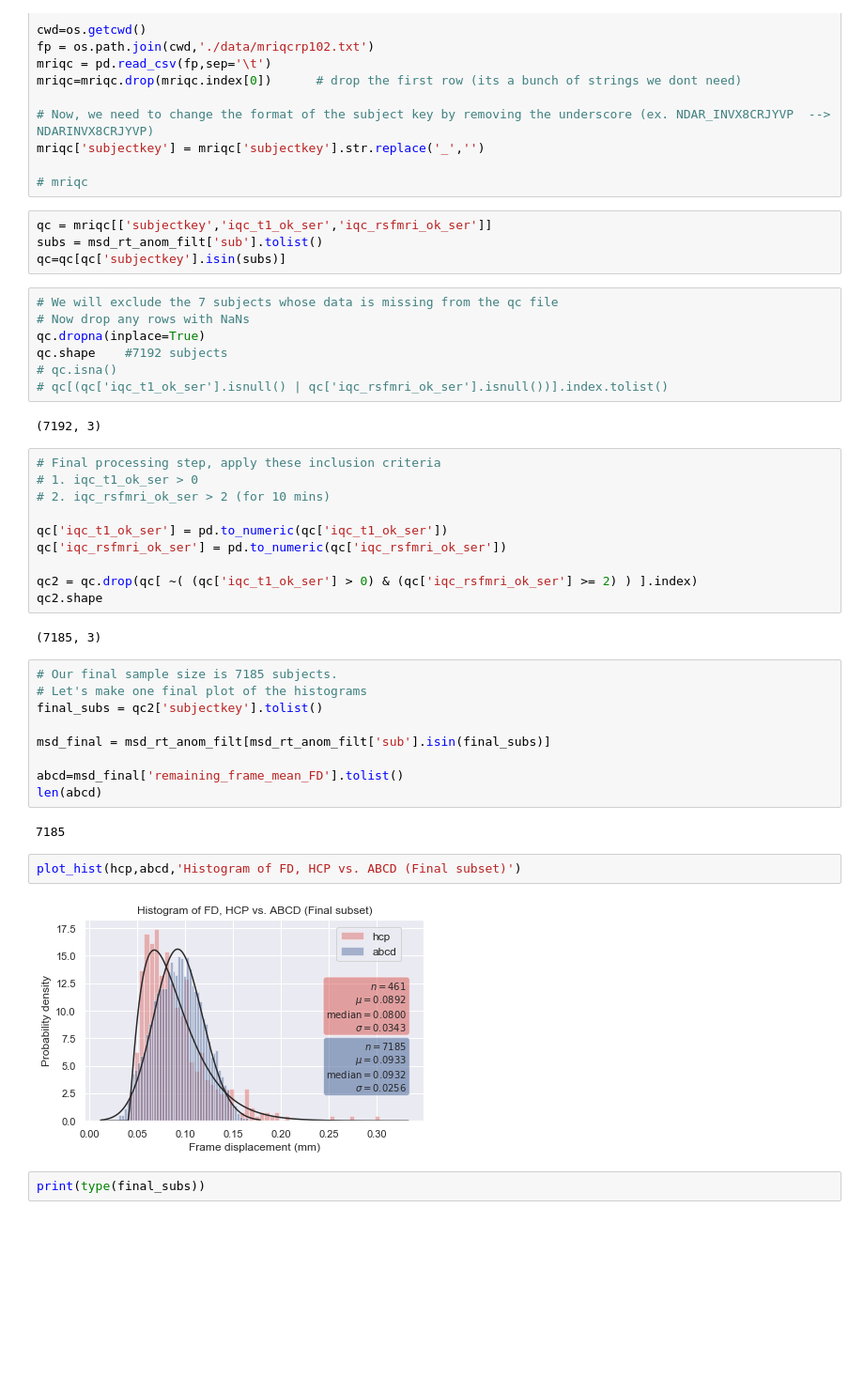
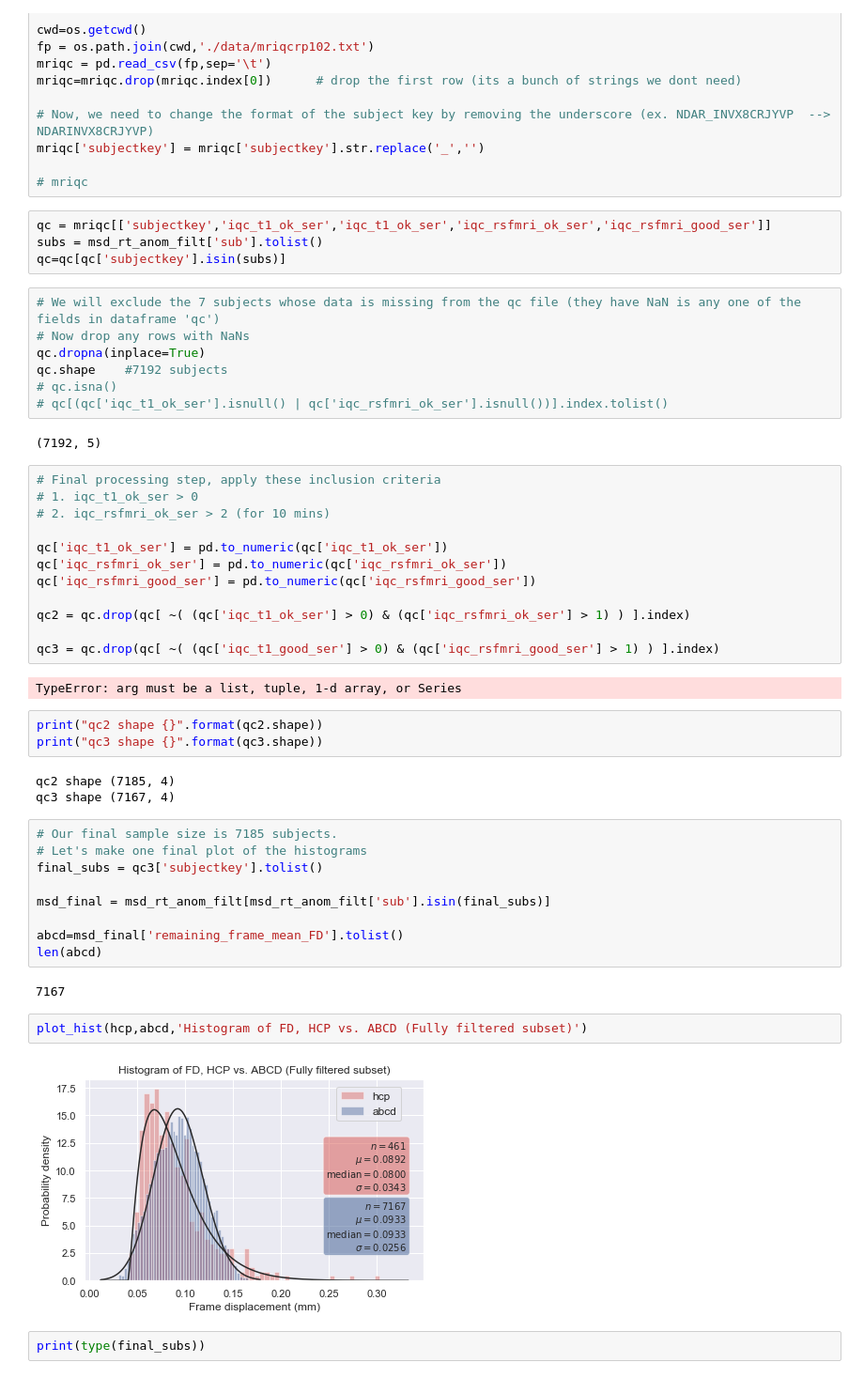
Before and after one commit to nih-fmrif/abcd_cca_replication, a Jupyter notebook: motion/hcp_abcd_motion_analysis.ipynb, the cells around one changed output. Shown at 94% size. Drawn from its saved outputs; the diff is of its cells as text; blank space fills up the shorter version.

```diff
--- a/motion/hcp_abcd_motion_analysis.ipynb
+++ b/motion/hcp_abcd_motion_analysis.ipynb
@@ -182,18 +173,18 @@ mriqc['subjectkey'] = mriqc['subjectkey'].str.replace('_','')
 
 # mriqc
 # %%
-qc = mriqc[['subjectkey','iqc_t1_ok_ser','iqc_rsfmri_ok_ser']]
+qc = mriqc[['subjectkey','iqc_t1_ok_ser','iqc_t1_ok_ser','iqc_rsfmri_ok_ser','iqc_rsfmri_good_ser']]
 subs = msd_rt_anom_filt['sub'].tolist()
 qc=qc[qc['subjectkey'].isin(subs)]
 # %%
-# We will exclude the 7 subjects whose data is missing from the qc file
+# We will exclude the 7 subjects whose data is missing from the qc file (they have NaN is any one of the fields in dataframe 'qc')
 # Now drop any rows with NaNs
 qc.dropna(inplace=True)
 qc.shape    #7192 subjects
 # qc.isna()
 # qc[(qc['iqc_t1_ok_ser'].isnull() | qc['iqc_rsfmri_ok_ser'].isnull())].index.tolist()
 # %% [output]
-(7192, 3)
+(7192, 5)
 # %%
 # Final processing step, apply these inclusion criteria
 # 1. iqc_t1_ok_ser > 0
@@ -201,26 +192,34 @@ qc.shape    #7192 subjects
 
 qc['iqc_t1_ok_ser'] = pd.to_numeric(qc['iqc_t1_ok_ser'])
 qc['iqc_rsfmri_ok_ser'] = pd.to_numeric(qc['iqc_rsfmri_ok_ser'])
+qc['iqc_rsfmri_good_ser'] = pd.to_numeric(qc['iqc_rsfmri_good_ser'])
 
-qc2 = qc.drop(qc[ ~( (qc['iqc_t1_ok_ser'] > 0) & (qc['iqc_rsfmri_ok_ser'] >= 2) ) ].index)
-qc2.shape
+qc2 = qc.drop(qc[ ~( (qc['iqc_t1_ok_ser'] > 0) & (qc['iqc_rsfmri_ok_ser'] > 1) ) ].index)
+
+qc3 = qc.drop(qc[ ~( (qc['iqc_t1_good_ser'] > 0) & (qc['iqc_rsfmri_good_ser'] > 1) ) ].index)
 # %% [output]
-(7185, 3)
+TypeError: arg must be a list, tuple, 1-d array, or Series
+# %%
+print("qc2 shape {}".format(qc2.shape))
+print("qc3 shape {}".format(qc3.shape))
+# %% [output]
+qc2 shape (7185, 4)
+qc3 shape (7167, 4)
 # %%
 # Our final sample size is 7185 subjects.
 # Let's make one final plot of the histograms
-final_subs = qc2['subjectkey'].tolist()
+final_subs = qc3['subjectkey'].tolist()
 
 msd_final = msd_rt_anom_filt[msd_rt_anom_filt['sub'].isin(final_subs)]
 
 abcd=msd_final['remaining_frame_mean_FD'].tolist()
 len(abcd)
 # %% [output]
-7185
+7167
 # %%
-plot_hist(hcp,abcd,'Histogram of FD, HCP vs. ABCD (Final subset)')
+plot_hist(hcp,abcd,'Histogram of FD, HCP vs. ABCD (Fully filtered subset)')
 # %% [output]
-[figure, old version]
+[figure, new version]
 # %%
 print(type(final_subs))
 # %% [output]
```
Also changed, not shown: parts of 4 cells of this notebook, 2 other files.
